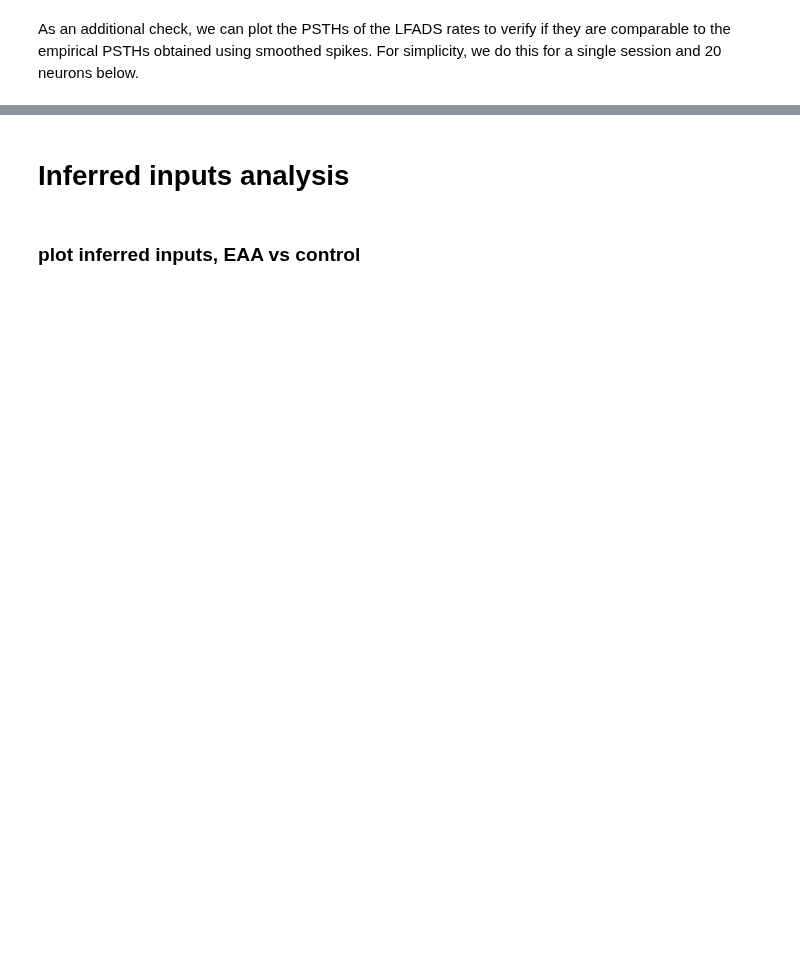
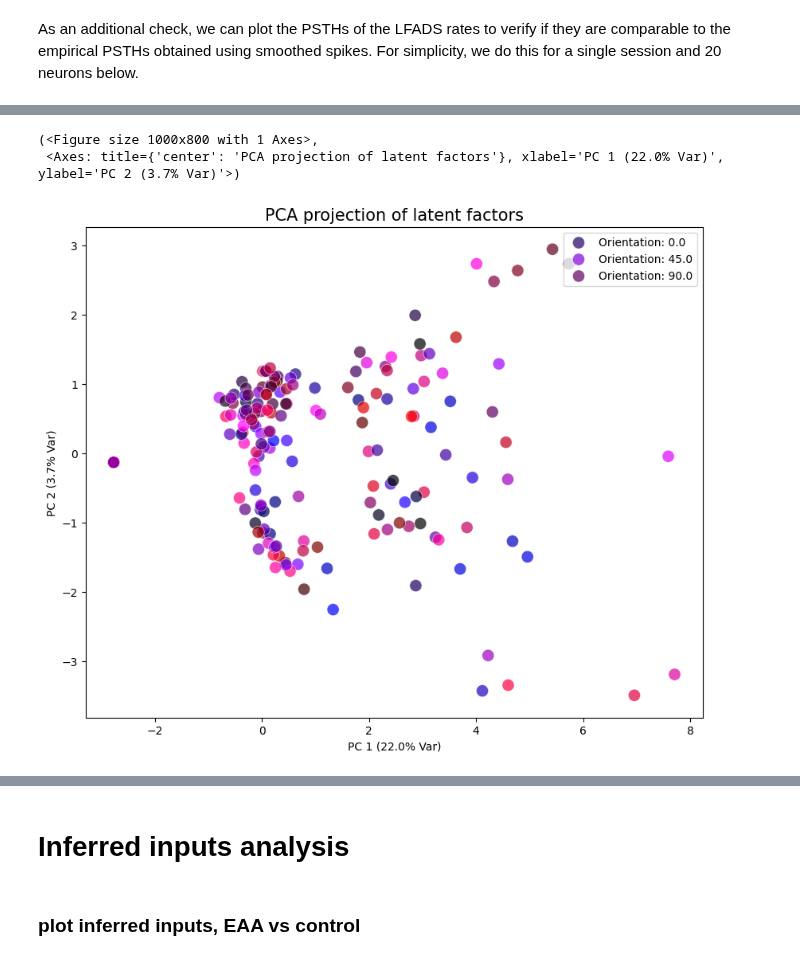
Before and after one commit to wkemilylau/iib_project_lfads, a Jupyter notebook: tutorials/multisession/v1_eval.ipynb, the cells around one changed output, grey strips where cells are left out. Cells and saved outputs as stored; diff of their text form; code cells hidden in the pictures; blank space fills up the shorter version.

```diff
--- a/tutorials/multisession/v1_eval.ipynb
+++ b/tutorials/multisession/v1_eval.ipynb
@@ -300,0 +322,6 @@ ValueError: All arrays must be of the same length
+# %%
+plot_pca_2d(mean_factors, stimulus_id_map, title="PCA projection of latent factors", option=1)
+# %% [output]
+(<Figure size 1000x800 with 1 Axes>,
+ <Axes: title={'center': 'PCA projection of latent factors'}, xlabel='PC 1 (22.0% Var)', ylabel='PC 2 (3.7% Var)'>)
+[figure, added]
```
Also changed, not shown: parts of 32 cells of this notebook, 4 other files.
